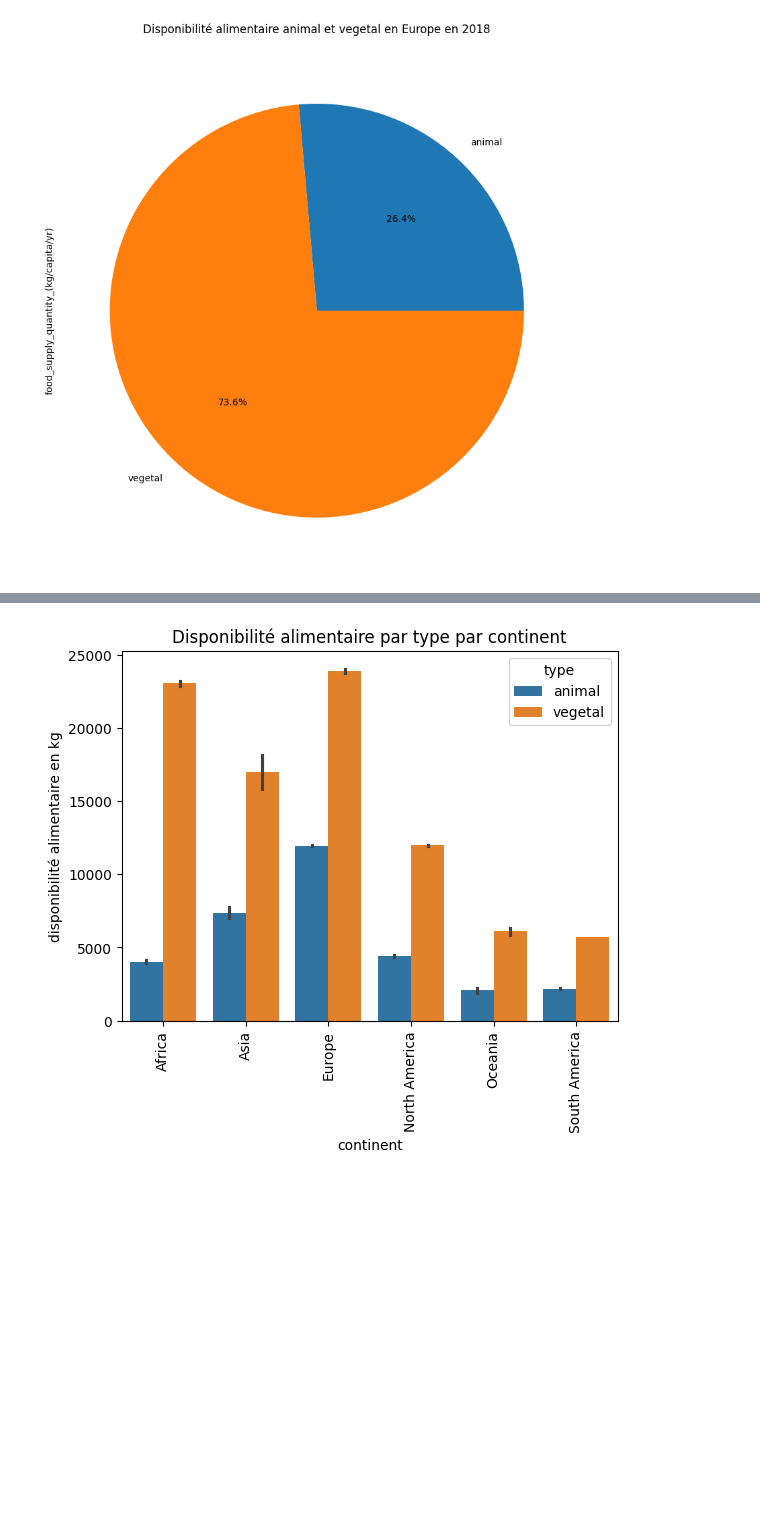
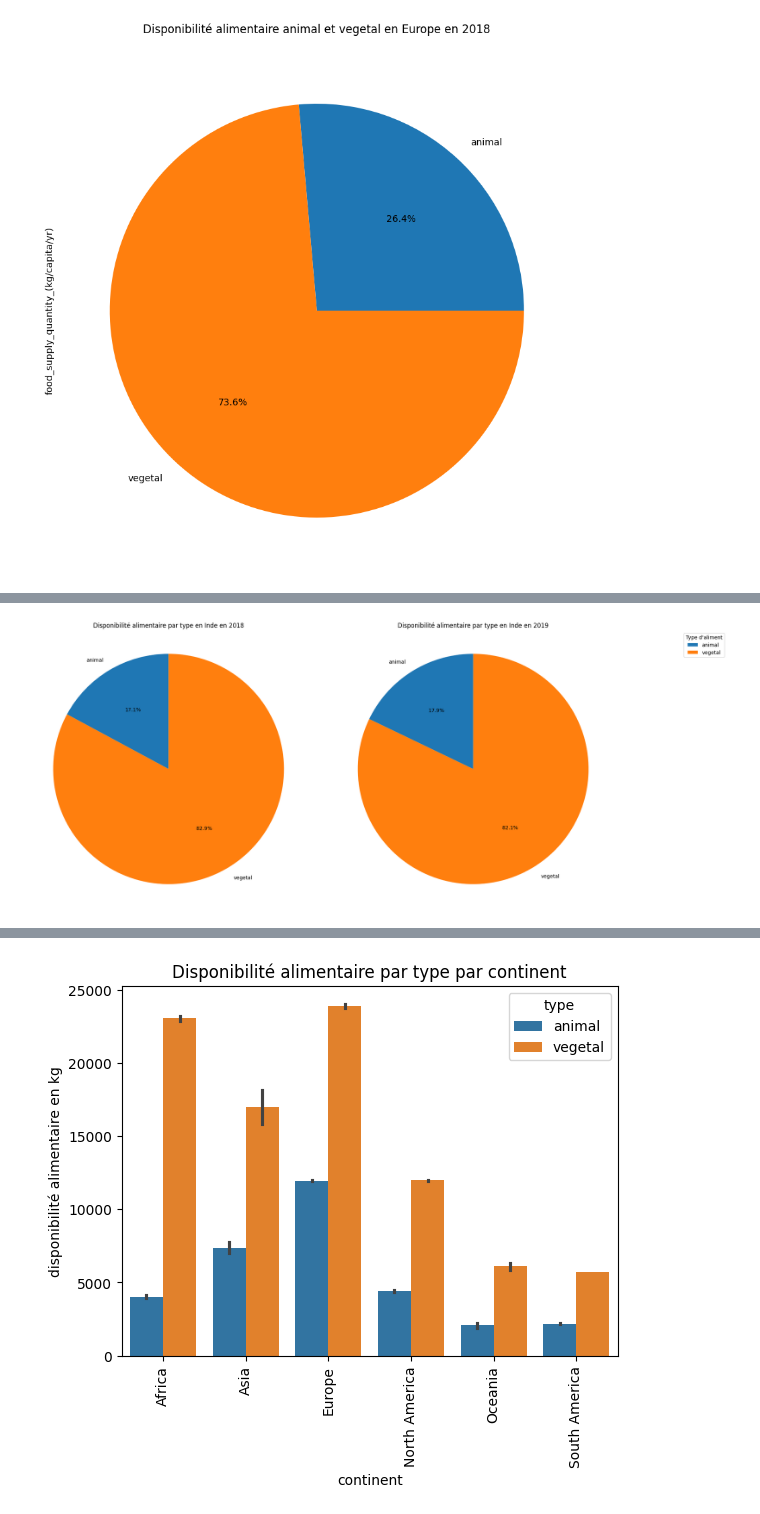
Before and after one commit to t7bo/projet-brief-pandas, a Jupyter notebook: deb.ipynb, the cells around one changed output, grey strips where cells are left out. Cells and saved outputs as stored; diff of their text form; code cells hidden in the pictures; blank space fills up the shorter version.

Commit message:
ajout graph

```diff
--- a/deb.ipynb
+++ b/deb.ipynb
@@ -924,0 +928,31 @@ plt.show()
+# %%
+
+filt_inde = final_df['country'] == 'India'
+filt_18 = final_df['year'] == 2018
+data_2018 = final_df[filt_18 & filt_inde].groupby('type')['food_supply_quantity_(kg/capita/yr)'].sum()
+
+# Filtre pour 2019
+filt_19 = final_df['year'] == 2019
+
+data_2019 = final_df[filt_19 & filt_inde].groupby('type')['food_supply_quantity_(kg/capita/yr)'].sum()
+
+# Création du graphique
+fig, ax = plt.subplots(1, 2, figsize=(20, 10))  # 1 ligne, 2 colonnes
+
+# Graphique pour 2018
+ax[0].pie(data_2018, labels=data_2018.index, autopct='%1.1f%%', startangle=90)
+ax[0].set_title('Disponibilité alimentaire par type en Inde en 2018')
+ax[0].axis('equal')  # Equal aspect ratio ensures that pie is drawn as a circle.
+
+# Graphique pour 2019
+ax[1].pie(data_2019, labels=data_2019.index, autopct='%1.1f%%', startangle=90)
+ax[1].set_title('Disponibilité alimentaire par type en Inde en 2019')
+ax[1].axis('equal')  # Equal aspect ratio ensures that pie is drawn as a circle.
+
+# Ajout d'une légende
+plt.legend(title="Type d'aliment", loc="upper right", bbox_to_anchor=(1, 0, 0.5, 1))
+
+# Afficher le graphique
+plt.show()
+# %% [output]
+[figure, added]
```
Also changed, not shown: parts of 19 cells of this notebook.
